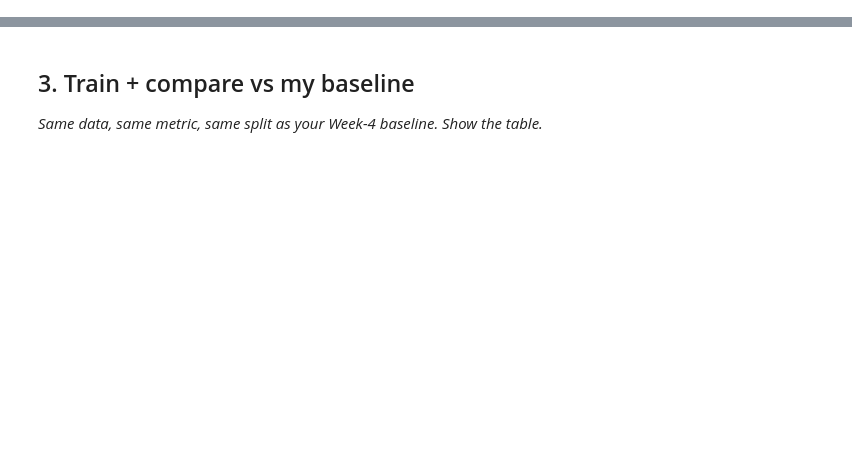
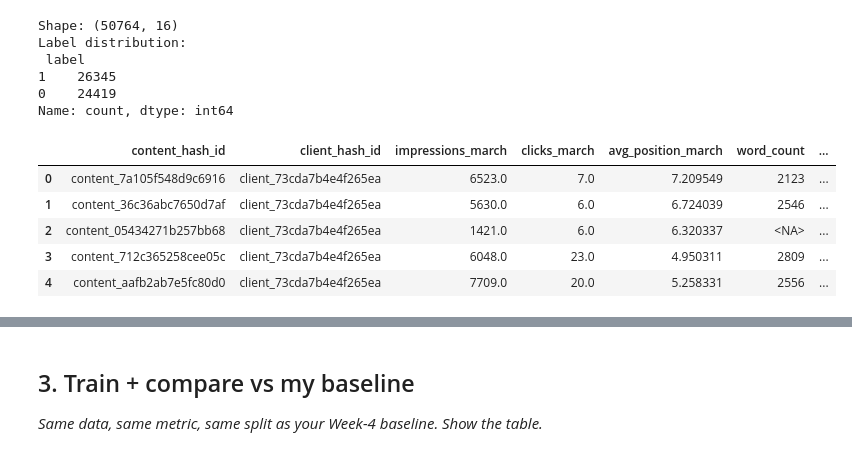
Before and after one commit to abbas-707/FlyRank-Internship, a Jupyter notebook: work/notebooks/w05_model.ipynb, the cells around one changed output, grey strips where cells are left out. Drawn from its saved outputs; the diff is of its cells as text; code cells hidden in the pictures; blank space fills up the shorter version.

```diff
--- a/work/notebooks/w05_model.ipynb
+++ b/work/notebooks/w05_model.ipynb
@@ -22,0 +21,7 @@ This skeleton is yours to fill. Work the sections **in order** — each one has
+# %%
+import duckdb
+from google.colab import userdata
+
+hf_token = userdata.get('HF_TOKEN')
+con = duckdb.connect()
+con.sql(f"CREATE SECRET hf_token (TYPE huggingface, TOKEN '{hf_token}');")
@@ -22,0 +61,65 @@ This skeleton is yours to fill. Work the sections **in order** — each one has
+# %%
+# Build the modeling dataset: same March 2026 slice, same features used in Week 4
+
+model_data = con.sql("""
+    WITH march_data AS (
+        SELECT
+            content_hash_id,
+            client_hash_id,
+            SUM(gsc_impressions) AS impressions_march,
+            SUM(gsc_clicks) AS clicks_march,
+            AVG(gsc_avg_position) AS avg_position_march
+        FROM 'hf://datasets/FlyRank/internship-warehouse/fact_content_daily_performance/month=2026-03/*.parquet'
+        GROUP BY content_hash_id, client_hash_id
+    ),
+    joined AS (
+        SELECT
+            m.*,
+            c.word_count,
+            c.search_volume,
+            c.competition,
+            c.cpc,
+            c.backlinks,
+            c.content_type,
+            c.main_intent
+        FROM march_data m
+        JOIN 'hf://datasets/FlyRank/internship-warehouse/dim_content.parquet' c
+            ON m.content_hash_id = c.content_hash_id
+    )
+    SELECT *,
+        clicks_march * 1.0 / NULLIF(impressions_march, 0) AS actual_ctr,
+        CASE
+            WHEN avg_position_march <= 3 THEN '1. position 1-3'
+            WHEN avg_position_march <= 10 THEN '2. position 4-10'
+            WHEN avg_position_march <= 20 THEN '3. position 11-20'
+            ELSE '4. position 20+'
+        END AS position_bucket
+    FROM joined
+    WHERE impressions_march >= 500 AND avg_position_march > 0 AND avg_position_march <= 20
+""").df()
+
+# Apply the same expected-CTR-by-bucket reference from Week 4
+bucket_expected = {
+    '1. position 1-3': 0.003765,
+    '2. position 4-10': 0.003208,
+    '3. position 11-20': 0.002625,
+}
+model_data['expected_ctr'] = model_data['position_bucket'].map(bucket_expected)
+model_data['label'] = (model_data['actual_ctr'] < model_data['expected_ctr'] * 0.7).astype(int)
+
+print("Shape:", model_data.shape)
+print("Label distribution:\n", model_data['label'].value_counts())
+model_data.head()
+# %% [output]
+Shape: (50764, 16)
+Label distribution:
+ label
+1    26345
+0    24419
+Name: count, dtype: int64
+|  | content_hash_id | client_hash_id | impressions_march | clicks_march | avg_position_march | word_count | ... |
+| 0 | content_7a105f548d9c6916 | client_73cda7b4e4f265ea | 6523.0 | 7.0 | 7.209549 | 2123 | ... |
+| 1 | content_36c36abc7650d7af | client_73cda7b4e4f265ea | 5630.0 | 6.0 | 6.724039 | 2546 | ... |
+| 2 | content_05434271b257bb68 | client_73cda7b4e4f265ea | 1421.0 | 6.0 | 6.320337 | <NA> | ... |
+| 3 | content_712c365258cee05c | client_73cda7b4e4f265ea | 6048.0 | 23.0 | 4.950311 | 2809 | ... |
+| 4 | content_aafb2ab7e5fc80d0 | client_73cda7b4e4f265ea | 7709.0 | 20.0 | 5.258331 | 2556 | ... |
```
Also changed, not shown: parts of 19 cells of this notebook.
